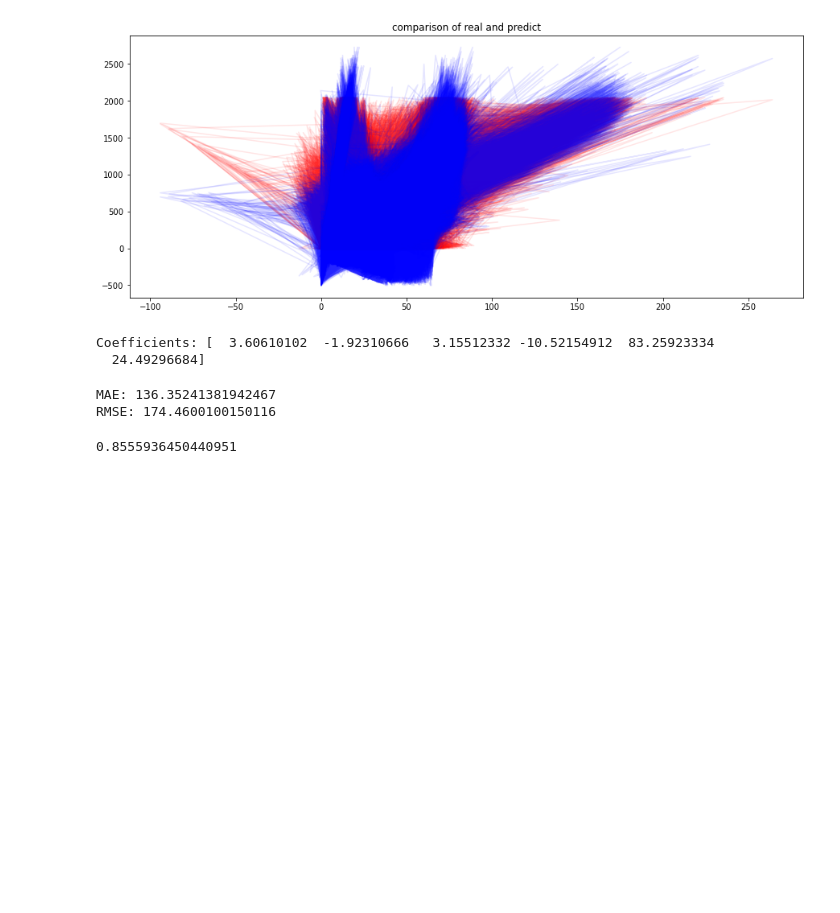
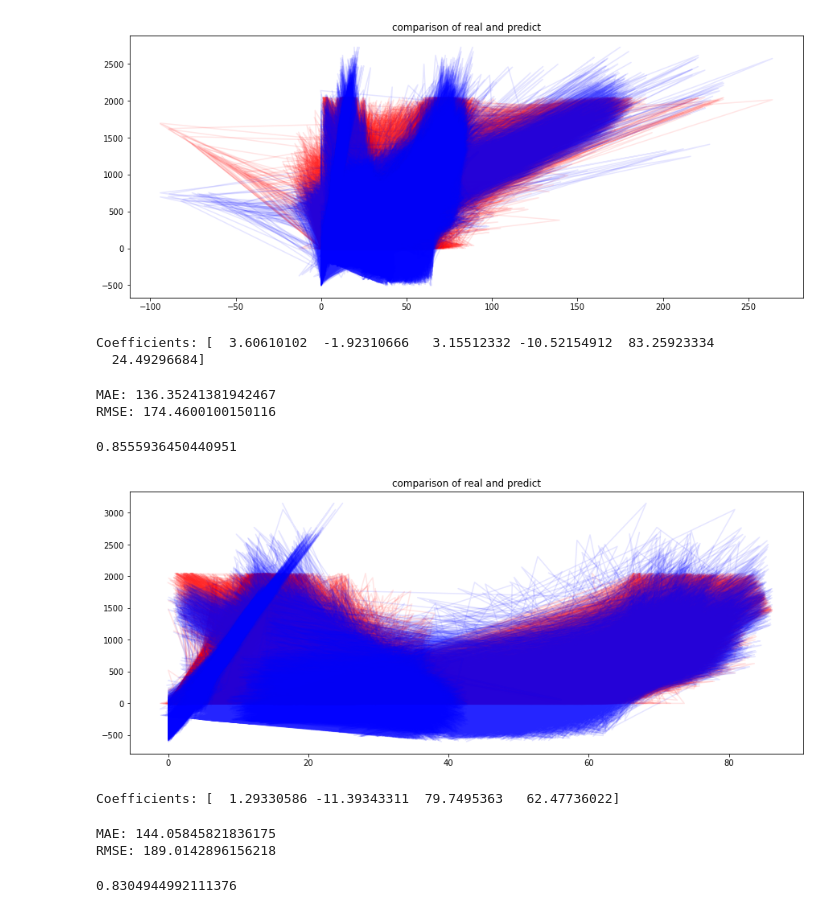
Before and after one commit to jo997/BA-WindPowerForecasting, a Jupyter notebook: JupyterNotebooks/LinearRegression.ipynb, the cells around one changed output. Cells and saved outputs as stored; diff of their text form; code cells hidden in the pictures; blank space fills up the shorter version.

```diff
--- a/JupyterNotebooks/LinearRegression.ipynb
+++ b/JupyterNotebooks/LinearRegression.ipynb
@@ -228,0 +256,47 @@ r2
+# %%
+selected_columns = data[["P_avg","Gb1t_avg","Yt_avg","Ws1_avg","Ws2_avg"]]
+df3 = selected_columns.copy()
+df.dropna(axis = 0, how ='any', inplace=True)
+df3 = df3[df3['P_avg'].notna()]
+df3 = df3[df3['Gb1t_avg'].notna()]
+df3 = df3[df3['Yt_avg'].notna()]
+df3 = df3[df3['Ws1_avg'].notna()]
+df3 = df3[df3['Ws2_avg'].notna()]
+
+x3 = df2[["Gb1t_avg","Yt_avg","Ws1_avg","Ws2_avg"]]
+y3 = df2['P_avg']
+# %%
+from sklearn.model_selection import train_test_split
+# splitting the data
+x_train, x_test, y_train, y_test = train_test_split(x3, y3, test_size = 0.2, random_state = 42)
+# %%
+from sklearn import linear_model
+LinR = linear_model.LinearRegression()
+# fitting the training data
+model = LinR.fit(x_train,y_train)
+# %%
+plt.plot(x_train, y_train, color = 'red', alpha=0.1)
+plt.plot(x_train, LinR.predict(x_train), color = 'blue', alpha=0.1)
+plt.title('comparison of real and predict')
+plt.xlabel('')
+plt.ylabel('')
+plt.show()
+# %% [output]
+[figure, added]
+# %%
+print('Coefficients:', model.coef_)
+# %% [output]
+Coefficients: [  1.29330586 -11.39343311  79.7495363   62.47736022]
+# %%
+y_pred = abs(LinR.predict(x_test))
+print("MAE: {}".format(np.abs(y_test-y_pred).mean()))
+print("RMSE: {}".format(np.sqrt(((y_test-y_pred)**2).mean())))
+# %% [output]
+MAE: 144.05845821836175
+RMSE: 189.0142896156218
+# %%
+from sklearn.metrics import r2_score
+r2 = r2_score(y_test, y_pred)
+r2
+# %% [output]
+0.8304944992111376
```
Also changed, not shown: parts of 12 cells of this notebook, 1 other file.
